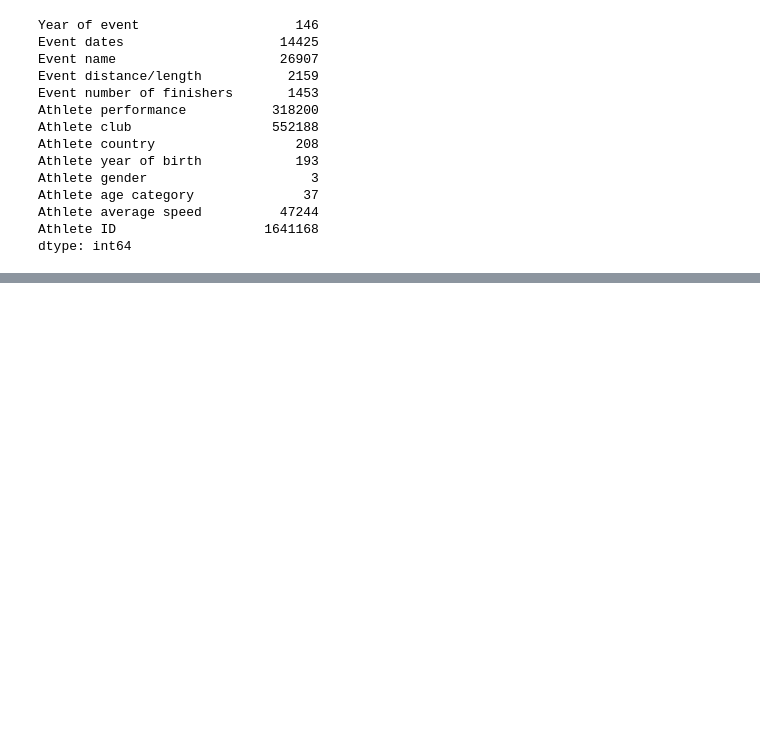
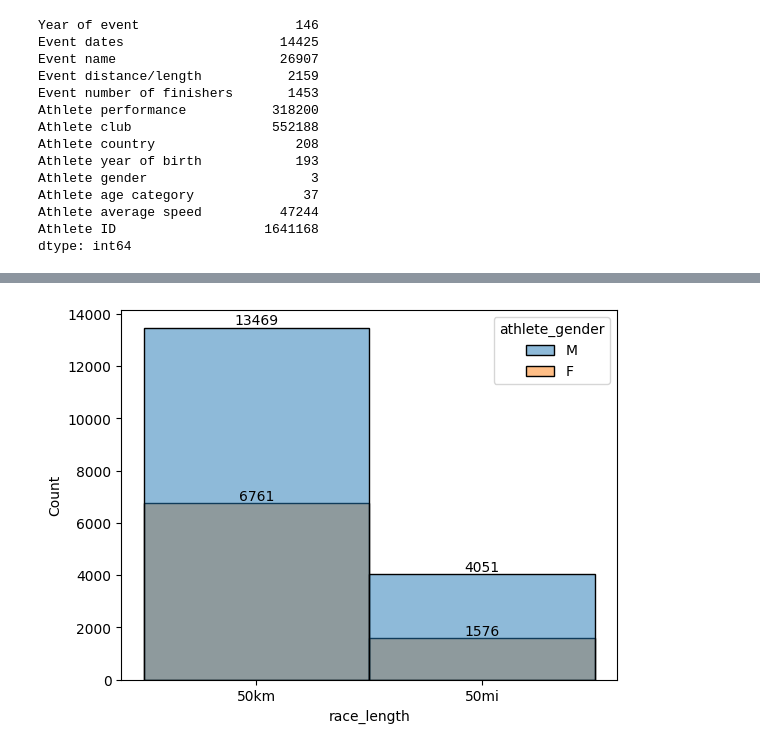
Before and after one commit to Ashik-jiddney/Data-Analysis, a Jupyter notebook: Ultra_Marathon_Races/UM_Races.ipynb, the cells around one changed output, grey strips where cells are left out. Saved outputs shown, nothing was run; the diff lists cells and outputs as text; code cells hidden in the pictures; blank space fills up the shorter version.

```diff
--- a/Ultra_Marathon_Races/UM_Races.ipynb
+++ b/Ultra_Marathon_Races/UM_Races.ipynb
@@ -57,0 +241,7 @@ dtype: int64
+# %%
+# This cell code is similar to above cell code
+ax = sns.histplot(df2, x ='race_length' , hue ='athlete_gender' )
+for i in range (0,len(ax.containers)):
+    ax.bar_label(ax.containers[i])
+# %% [output]
+[figure, added]
```
Also changed, not shown: parts of 22 cells of this notebook.
